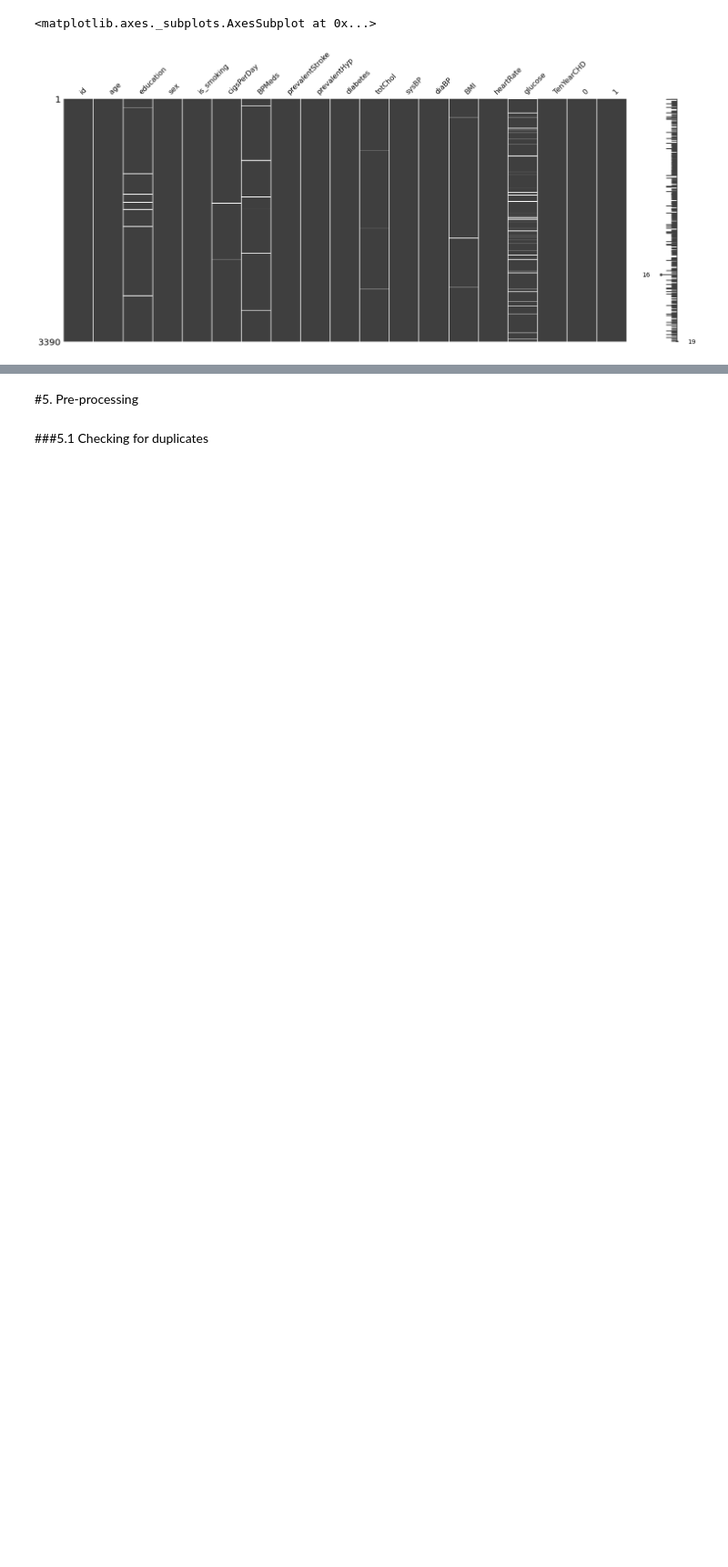
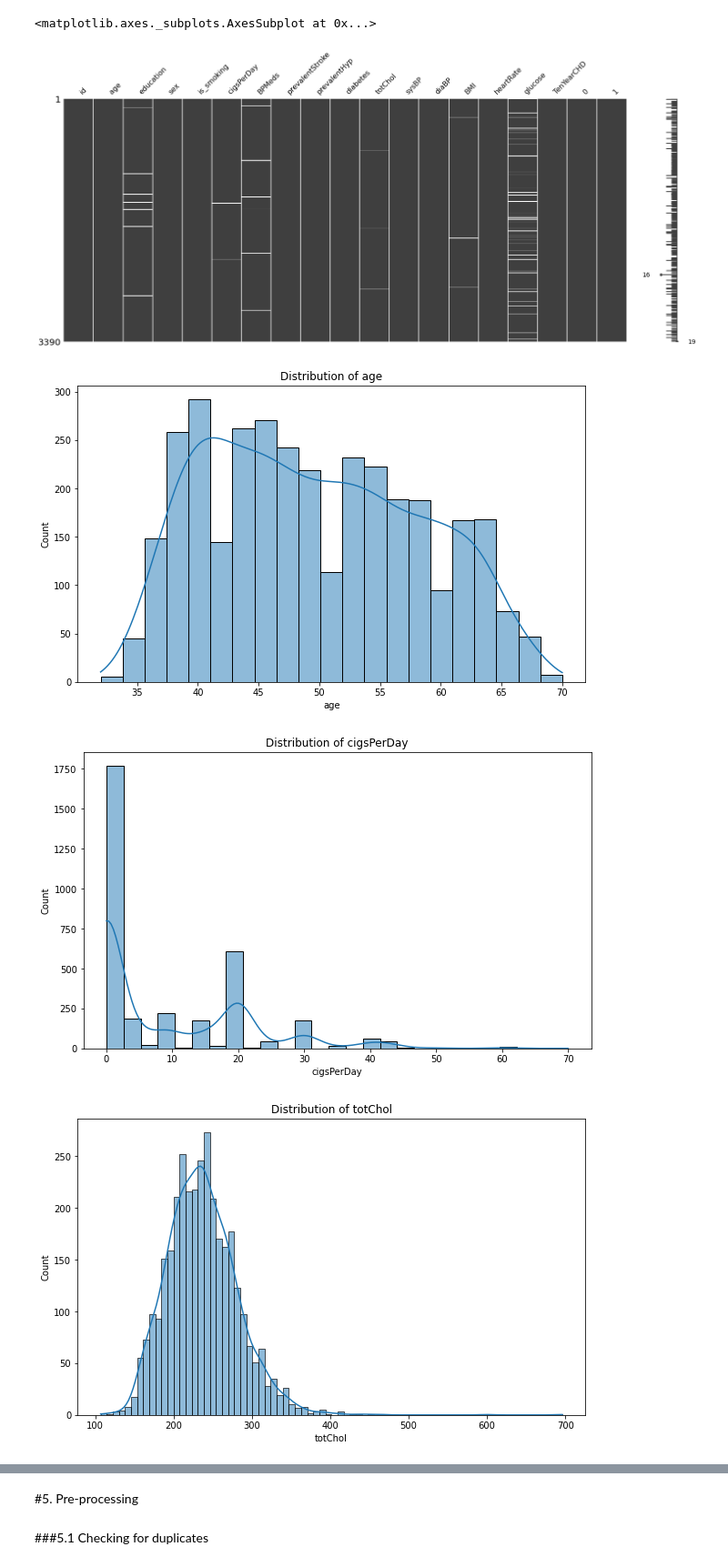
Before and after one commit to estoymukundjha/Cardiovascular-Risk-Pediction, a Jupyter notebook: Cardiovascular_Risk_Pediction.ipynb, the cells around one changed output, grey strips where cells are left out. Shown at 91% size. Saved outputs shown, nothing was run; the diff lists cells and outputs as text; code cells hidden in the pictures; blank space fills up the shorter version.

```diff
--- a/Cardiovascular_Risk_Pediction.ipynb
+++ b/Cardiovascular_Risk_Pediction.ipynb
@@ -248,3 +248,18 @@ msno.matrix(df)
 # %% [output]
 <matplotlib.axes._subplots.AxesSubplot at 0x...>
 [figure]
+# %%
+num_cols = ['age', 'cigsPerDay', 'totChol', 'sysBP', 'diaBP', 'BMI', 'heartRate', 'glucose']
+cat_cols = ['education', 'sex','is_smoking', 'BPMeds', 'prevalentStroke', 'prevalentHyp', 'diabetes', 'TenYearCHD']
+# %%
+
+from scipy.stats import kurtosis, skew
+for i, j in enumerate(num_cols):
+  plt.figure(figsize = (10,6))
+  sns.histplot(data=df, x=j, kde=True)
+  plt.title(f'Distribution of {j}')
+  plt.show()
+# %% [output]
+[figure, added]
+[figure, added]
+[figure, added]
```
Also changed, not shown: parts of 21 cells of this notebook.
